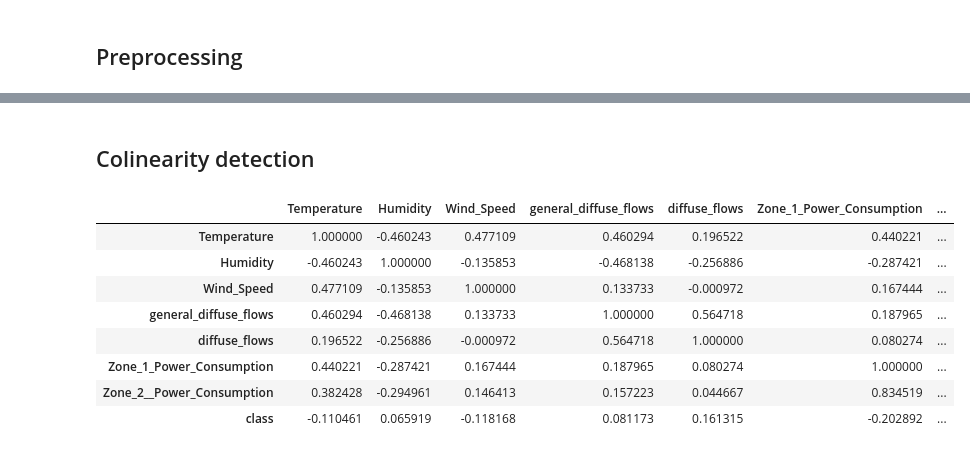
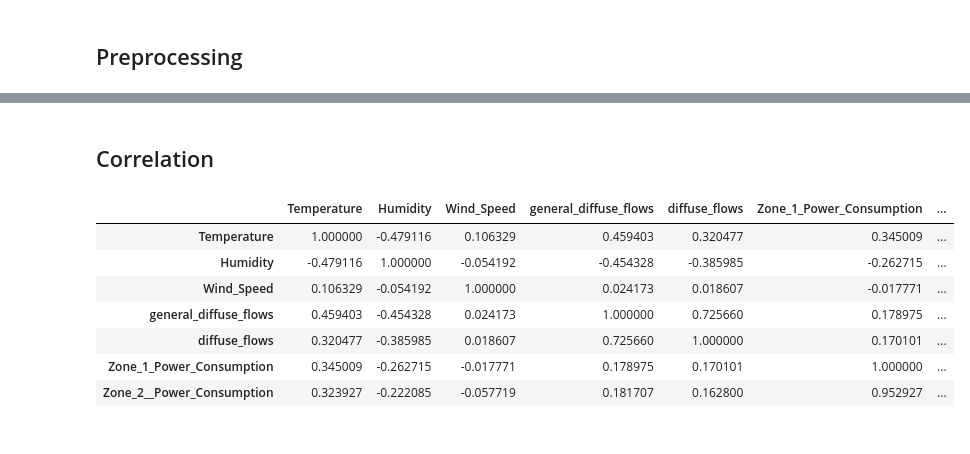
Before and after one commit to wojtas000/Advanced_Machine_Learning, a Jupyter notebook: datasets.ipynb, the cells around one changed output, grey strips where cells are left out. Drawn from its saved outputs; the diff is of its cells as text; code cells hidden in the pictures.

```diff
--- a/datasets.ipynb
+++ b/datasets.ipynb
@@ -198,16 +200,2 @@ Text(0.5, 1.0, 'Geometric interpretation of standard consumption')
 # %%
 data2['class'] = np.where(abs(data2['Zone_3__Power_Consumption'] - calculated_mean) < data2['Zone_3__Power_Consumption'].std(), 1, 0)
-# %% [markdown]
-## Colinearity detection
-# %%
-data2.drop('Zone_3__Power_Consumption', axis=1).corr()
-# %% [output]
-|  | Temperature | Humidity | Wind_Speed | general_diffuse_flows | diffuse_flows | Zone_1_Power_Consumption | ... |
-| Temperature | 1.000000 | -0.460243 | 0.477109 | 0.460294 | 0.196522 | 0.440221 | ... |
-| Humidity | -0.460243 | 1.000000 | -0.135853 | -0.468138 | -0.256886 | -0.287421 | ... |
-| Wind_Speed | 0.477109 | -0.135853 | 1.000000 | 0.133733 | -0.000972 | 0.167444 | ... |
-| general_diffuse_flows | 0.460294 | -0.468138 | 0.133733 | 1.000000 | 0.564718 | 0.187965 | ... |
-| diffuse_flows | 0.196522 | -0.256886 | -0.000972 | 0.564718 | 1.000000 | 0.080274 | ... |
-| Zone_1_Power_Consumption | 0.440221 | -0.287421 | 0.167444 | 0.187965 | 0.080274 | 1.000000 | ... |
-| Zone_2__Power_Consumption | 0.382428 | -0.294961 | 0.146413 | 0.157223 | 0.044667 | 0.834519 | ... |
-| class | -0.110461 | 0.065919 | -0.118168 | 0.081173 | 0.161315 | -0.202892 | ... |
@@ -213,0 +208,13 @@ data2.drop('Zone_3__Power_Consumption', axis=1).corr()
+# %% [markdown]
+## Correlation
+# %%
+X_train.corr()
+# %% [output]
+|  | Temperature | Humidity | Wind_Speed | general_diffuse_flows | diffuse_flows | Zone_1_Power_Consumption | ... |
+| Temperature | 1.000000 | -0.479116 | 0.106329 | 0.459403 | 0.320477 | 0.345009 | ... |
+| Humidity | -0.479116 | 1.000000 | -0.054192 | -0.454328 | -0.385985 | -0.262715 | ... |
+| Wind_Speed | 0.106329 | -0.054192 | 1.000000 | 0.024173 | 0.018607 | -0.017771 | ... |
+| general_diffuse_flows | 0.459403 | -0.454328 | 0.024173 | 1.000000 | 0.725660 | 0.178975 | ... |
+| diffuse_flows | 0.320477 | -0.385985 | 0.018607 | 0.725660 | 1.000000 | 0.170101 | ... |
+| Zone_1_Power_Consumption | 0.345009 | -0.262715 | -0.017771 | 0.178975 | 0.170101 | 1.000000 | ... |
+| Zone_2__Power_Consumption | 0.323927 | -0.222085 | -0.057719 | 0.181707 | 0.162800 | 0.952927 | ... |
```
Also changed, not shown: parts of 18 cells of this notebook, 1 other file.
